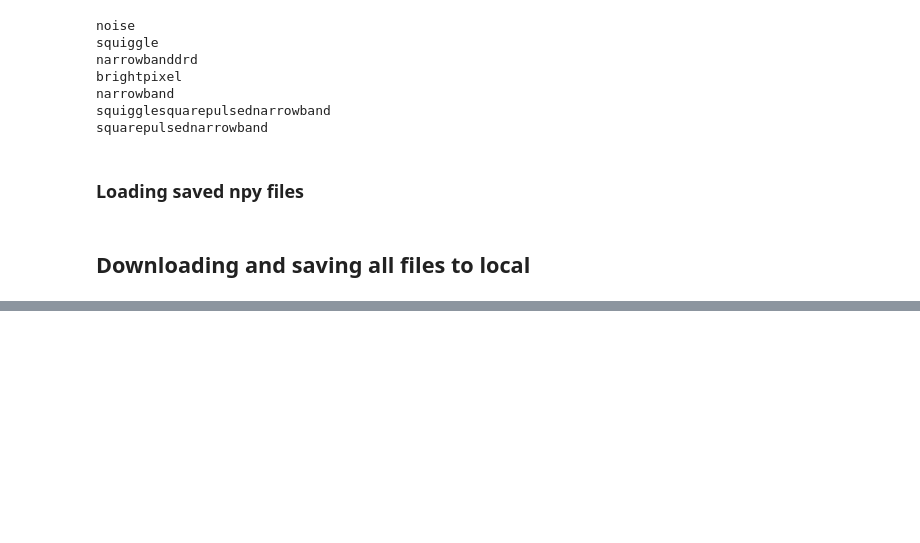
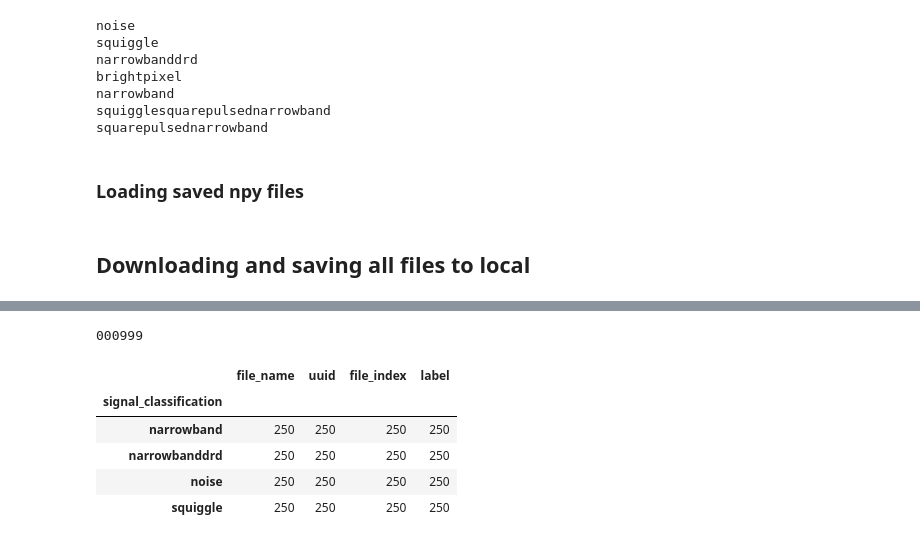
Before and after one commit to akashmjn/cs341-ibm-seti, a Jupyter notebook: data-fetch-explore.ipynb, the cells around one changed output, grey strips where cells are left out. Drawn from its saved outputs; the diff is of its cells as text; code cells hidden in the pictures; blank space fills up the shorter version.

```diff
--- a/data-fetch-explore.ipynb
+++ b/data-fetch-explore.ipynb
@@ -124,0 +152,19 @@ del temp
+# %%
+base_url = 'https://dal.objectstorage.open.softlayer.com/v1/AUTH_cdbef52bdf7a449c96936e1071f0a46b'
+container = 'simsignals_basic'
+data_path = "data/specdataraw_basic4"
+### Iterate through fileListDF and run generateSpectrogram to save each file to local as .npy file
+### Use file_index for filename
+temp = fileListDF.apply(downloadSaveSignalData,axis=1,args=(base_url,container,data_path))
+del temp
+# %% [output]
+000999
+# %%
+fileListDF.groupby('signal_classification').agg('count')
+# %% [output]
+|  | file_name | uuid | file_index | label |
+| signal_classification |  |  |  |  |
+| narrowband | 250 | 250 | 250 | 250 |
+| narrowbanddrd | 250 | 250 | 250 | 250 |
+| noise | 250 | 250 | 250 | 250 |
+| squiggle | 250 | 250 | 250 | 250 |
```
Also changed, not shown: parts of 4 cells of this notebook, 2 other files.
